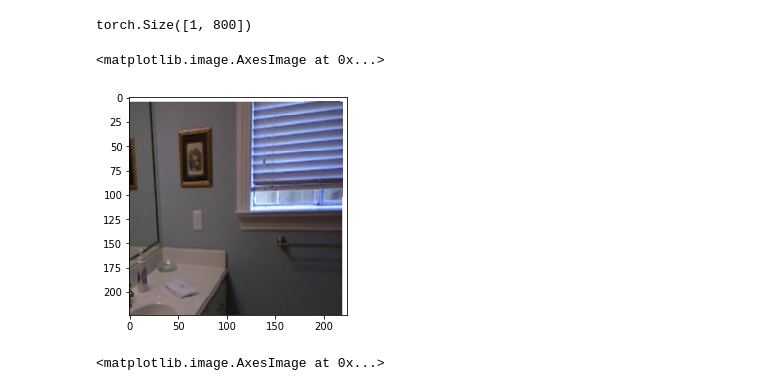
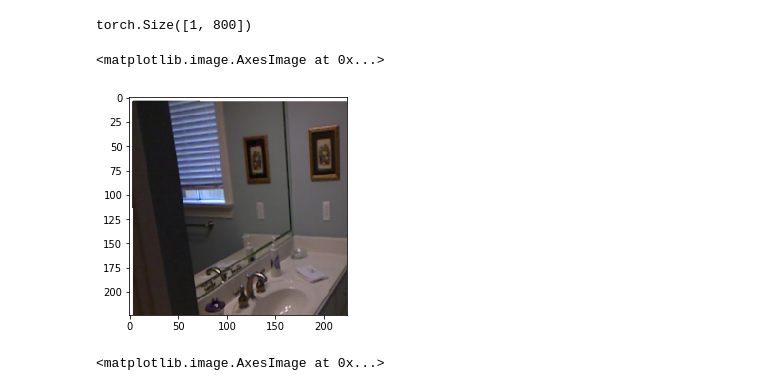
Before and after one commit to shalomma/DEN, a Jupyter notebook: notebooks/fdc.ipynb, the cells around one changed output. Saved outputs shown, nothing was run; the diff lists cells and outputs as text; code cells hidden in the pictures.

```diff
--- a/notebooks/fdc.ipynb
+++ b/notebooks/fdc.ipynb
@@ -45,12 +45,12 @@ sample['depth'].shape
 # %% [output]
 torch.Size([1, 800])
 # %%
-cropped_img = sample['stacked_images'][0][1]
+cropped_img = sample['stacked_images'][0][4]
 cropped_img = cropped_img.permute(1,2,0)
 plt.imshow(cropped_img)
 # %% [output]
 <matplotlib.image.AxesImage at 0x...>
-[figure, old version]
+[figure, new version]
 # %%
 plt.imshow(sample['depth'][0].reshape(25,32))
 # %% [output]
```
Also changed, not shown: parts of 7 cells of this notebook, 3 other files.
